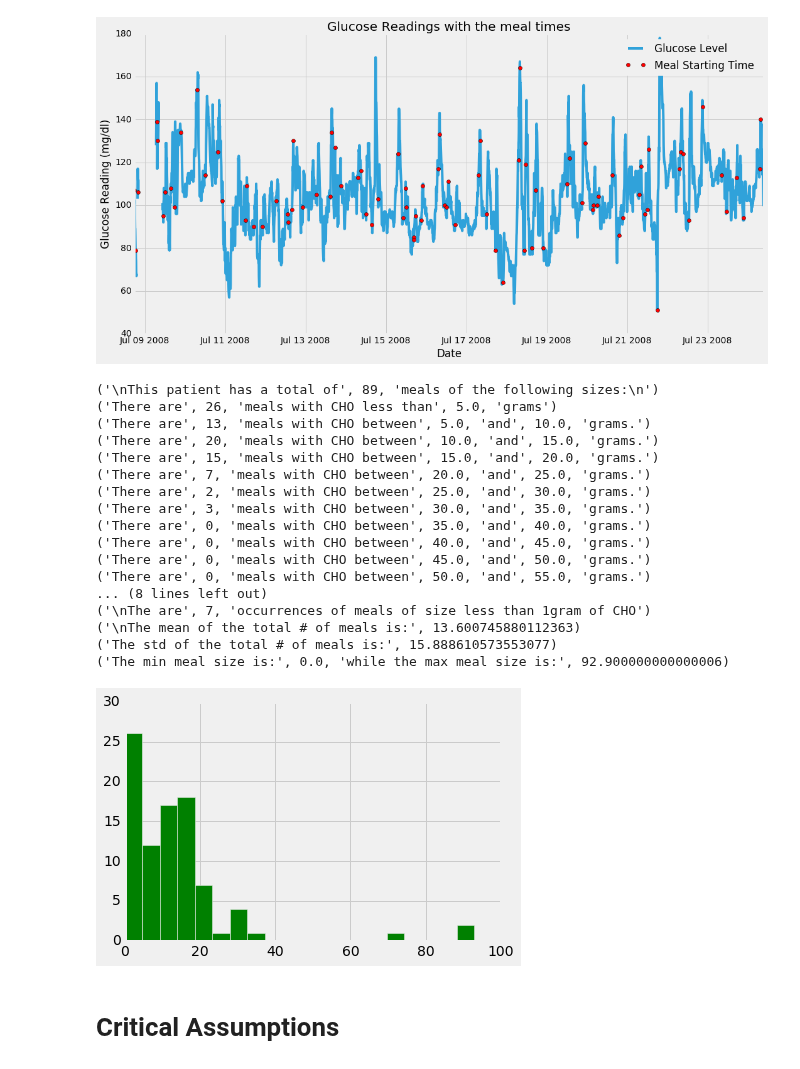
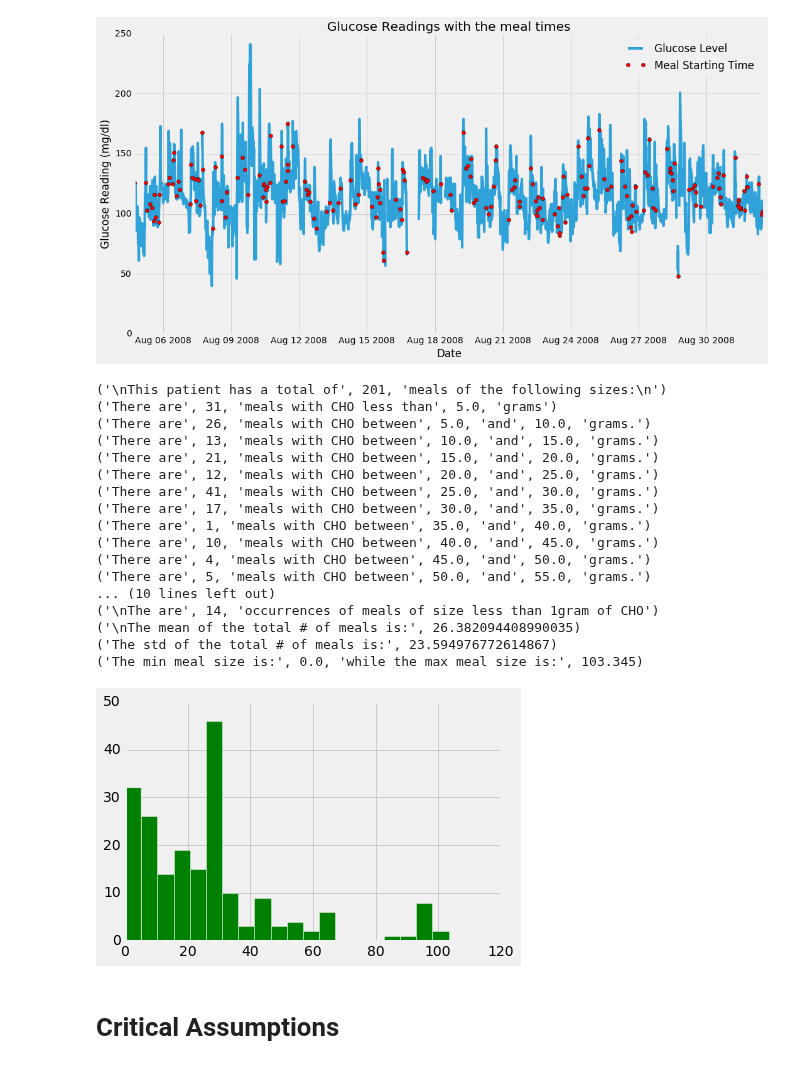
Before and after one commit to SalChem/Diabetic-Project, a Jupyter notebook: Smoothing and Filtering.ipynb, the cells around one changed output. Drawn from its saved outputs; the diff is of its cells as text; code cells hidden in the pictures.

```diff
--- a/Smoothing and Filtering.ipynb
+++ b/Smoothing and Filtering.ipynb
@@ -22,7 +22,7 @@ _FIG_DIR = r'C:\Users\engadmin\Desktop\Diabetes  Project Code\figures'
 if not os.path.exists(_FIG_DIR):
     os.makedirs(_FIG_DIR)
 
-_GULCOSE_DATA_PATH = os.path.join(_DATA_DIR, 'P2.csv')
+_GULCOSE_DATA_PATH = os.path.join(_DATA_DIR, 'P5.csv')
 fields = ["Date", "mg/dL", "CHO (g)", "Fat (g)", "Protein (g)"]
 df_P1 = pd.read_csv(_GULCOSE_DATA_PATH, parse_dates=['Date'], usecols = fields) #read and prase Date col as dataTimes object
 df_P1 = df_P1.sort(['Date'])
@@ -128,4 +128,4 @@ Some of the successive meal readings are redundant and stand for one meal only
-[figure, old version]
+[figure, new version]
 # %%
 import bisect
 #Count number of meals within
@@ -165,30 +165,30 @@ print ("\nThe mean of the total # of meals is:",df_P14['CHO (g)'].mean())
 print ("The std of the total # of meals is:",df_P14['CHO (g)'].std())
 print ("The min meal size is:",df_P14['CHO (g)'].min(), "while the max meal size is:", df_P14['CHO (g)'].max())
 # %% [output]
-('\nThis patient has a total of', 89, 'meals of the following sizes:\n')
-('There are', 26, 'meals with CHO less than', 5.0, 'grams')
-('There are', 13, 'meals with CHO between', 5.0, 'and', 10.0, 'grams.')
-('There are', 20, 'meals with CHO between', 10.0, 'and', 15.0, 'grams.')
-('There are', 15, 'meals with CHO between', 15.0, 'and', 20.0, 'grams.')
-('There are', 7, 'meals with CHO between', 20.0, 'and', 25.0, 'grams.')
-('There are', 2, 'meals with CHO between', 25.0, 'and', 30.0, 'grams.')
-('There are', 3, 'meals with CHO between', 30.0, 'and', 35.0, 'grams.')
-('There are', 0, 'meals with CHO between', 35.0, 'and', 40.0, 'grams.')
-('There are', 0, 'meals with CHO between', 40.0, 'and', 45.0, 'grams.')
-('There are', 0, 'meals with CHO between', 45.0, 'and', 50.0, 'grams.')
-('There are', 0, 'meals with CHO between', 50.0, 'and', 55.0, 'grams.')
-... (8 lines left out)
-('\nThe are', 7, 'occurrences of meals of size less than 1gram of CHO')
-('\nThe mean of the total # of meals is:', 13.600745880112363)
-('The std of the total # of meals is:', 15.888610573553077)
-('The min meal size is:', 0.0, 'while the max meal size is:', 92.900000000000006)
+('\nThis patient has a total of', 201, 'meals of the following sizes:\n')
+('There are', 31, 'meals with CHO less than', 5.0, 'grams')
+('There are', 26, 'meals with CHO between', 5.0, 'and', 10.0, 'grams.')
+('There are', 13, 'meals with CHO between', 10.0, 'and', 15.0, 'grams.')
+('There are', 21, 'meals with CHO between', 15.0, 'and', 20.0, 'grams.')
+('There are', 12, 'meals with CHO between', 20.0, 'and', 25.0, 'grams.')
+('There are', 41, 'meals with CHO between', 25.0, 'and', 30.0, 'grams.')
+('There are', 17, 'meals with CHO between', 30.0, 'and', 35.0, 'grams.')
+('There are', 1, 'meals with CHO between', 35.0, 'and', 40.0, 'grams.')
+('There are', 10, 'meals with CHO between', 40.0, 'and', 45.0, 'grams.')
+('There are', 4, 'meals with CHO between', 45.0, 'and', 50.0, 'grams.')
+('There are', 5, 'meals with CHO between', 50.0, 'and', 55.0, 'grams.')
+... (10 lines left out)
+('\nThe are', 14, 'occurrences of meals of size less than 1gram of CHO')
+('\nThe mean of the total # of meals is:', 26.382094408990035)
+('The std of the total # of meals is:', 23.594976772614867)
+('The min meal size is:', 0.0, 'while the max meal size is:', 103.345)
 # %%
 n, bins, patches = plt.hist(df_P14['CHO (g)'], 20, facecolor='green', alpha=1)
 
 # from pandas.tools.plotting import bootstrap_plot
 # bootstrap_plot(df_P14['mg/dL'], size=50, samples=50, color='grey')
 # %% [output]
-[figure, old version]
+[figure, new version]
 # %%
 #This cell is for the interactive plotting using bokeh
 from bokeh.plotting import figure, output_file, show
```
Also changed, not shown: parts of 6 cells of this notebook.
